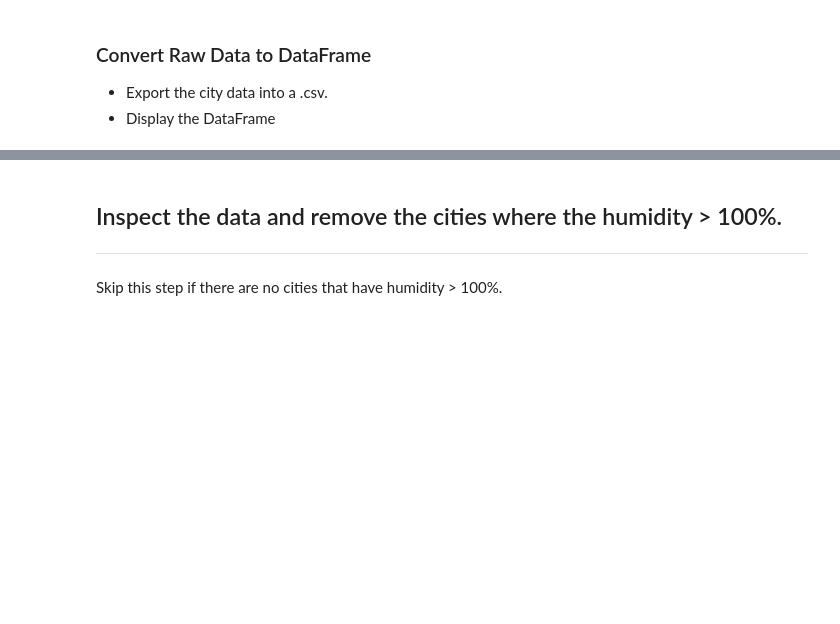
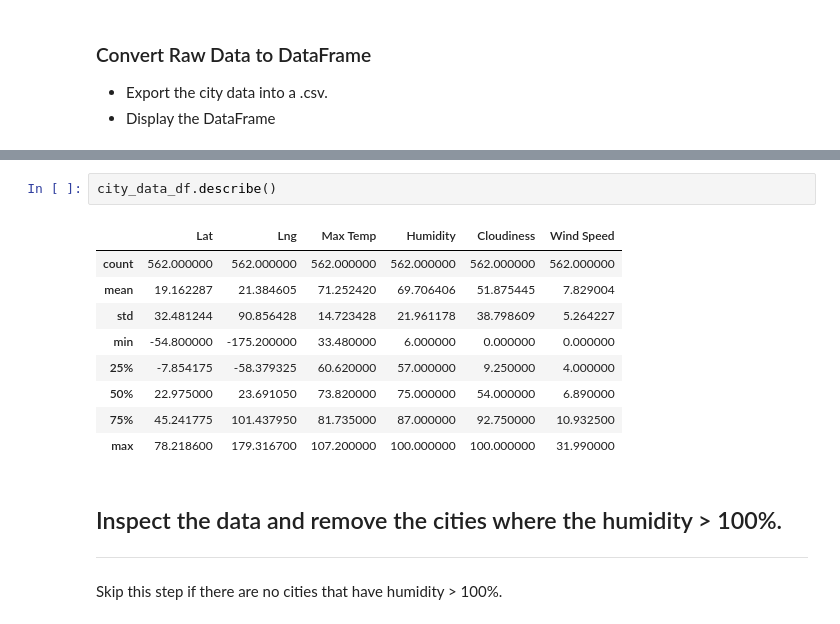
Before and after one commit to nina-padgett/python-api-challenge, a Jupyter notebook: WeatherPy.ipynb, the cells around one changed output, grey strips where cells are left out. Cells and saved outputs as stored; diff of their text form; blank space fills up the shorter version.

```diff
--- a/WeatherPy.ipynb
+++ b/WeatherPy.ipynb
@@ -163,3 +173,15 @@ weather_json
+# %%
+city_data_df.describe()
+# %% [output]
+|  | Lat | Lng | Max Temp | Humidity | Cloudiness | Wind Speed |
+| count | 562.000000 | 562.000000 | 562.000000 | 562.000000 | 562.000000 | 562.000000 |
+| mean | 19.162287 | 21.384605 | 71.252420 | 69.706406 | 51.875445 | 7.829004 |
+| std | 32.481244 | 90.856428 | 14.723428 | 21.961178 | 38.798609 | 5.264227 |
+| min | -54.800000 | -175.200000 | 33.480000 | 6.000000 | 0.000000 | 0.000000 |
+| 25% | -7.854175 | -58.379325 | 60.620000 | 57.000000 | 9.250000 | 4.000000 |
+| 50% | 22.975000 | 23.691050 | 73.820000 | 75.000000 | 54.000000 | 6.890000 |
+| 75% | 45.241775 | 101.437950 | 81.735000 | 87.000000 | 92.750000 | 10.932500 |
+| max | 78.218600 | 179.316700 | 107.200000 | 100.000000 | 100.000000 | 31.990000 |
 # %% [markdown]
 ## Inspect the data and remove the cities where the humidity > 100%.
 ----
```
Also changed, not shown: parts of 13 cells of this notebook.
